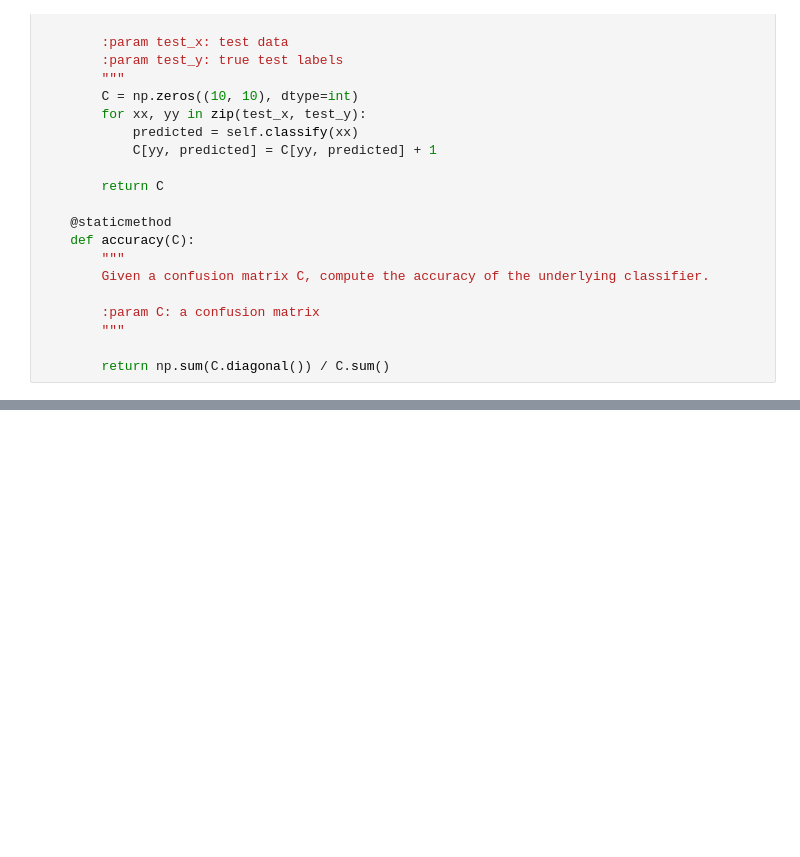
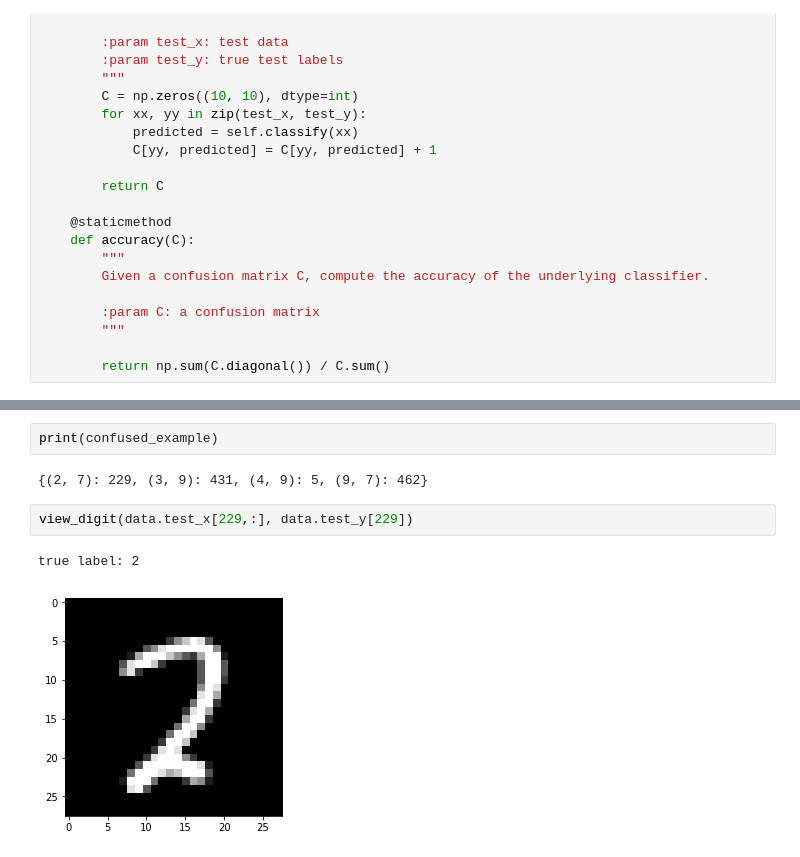
Before and after one commit to wingjammer1993/ML_Assign_1_KNN, a Jupyter notebook: ML_Assgn_1_KNN.ipynb, the cells around one changed output, grey strips where cells are left out. Cells and saved outputs as stored; diff of their text form; blank space fills up the shorter version.

```diff
--- a/ML_Assgn_1_KNN.ipynb
+++ b/ML_Assgn_1_KNN.ipynb
@@ -212,0 +329,9 @@ OK
+# %%
+print(confused_example)
+# %% [output]
+{(2, 7): 229, (3, 9): 431, (4, 9): 5, (9, 7): 462}
+# %%
+view_digit(data.test_x[229,:], data.test_y[229])
+# %% [output]
+true label: 2
+[figure, added]
```
Also changed, not shown: parts of 14 cells of this notebook.
